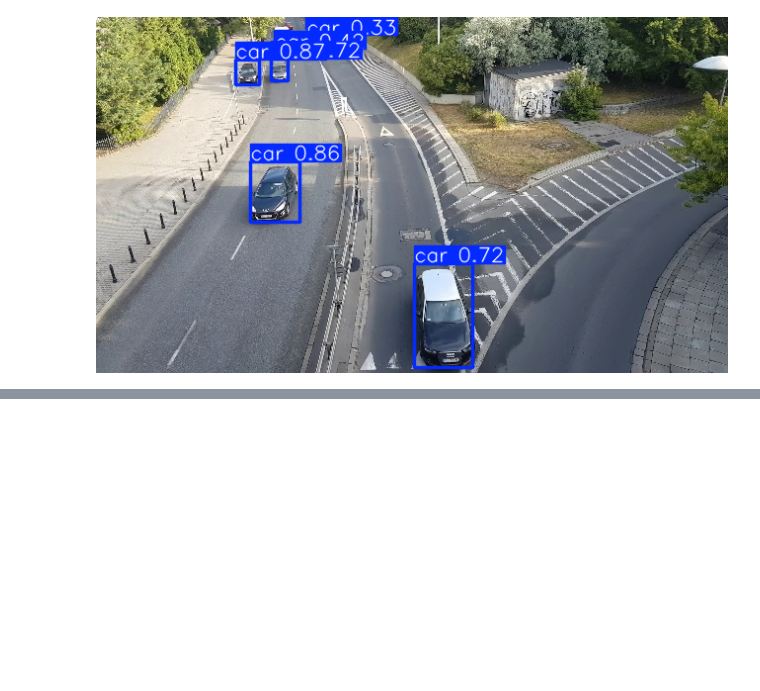
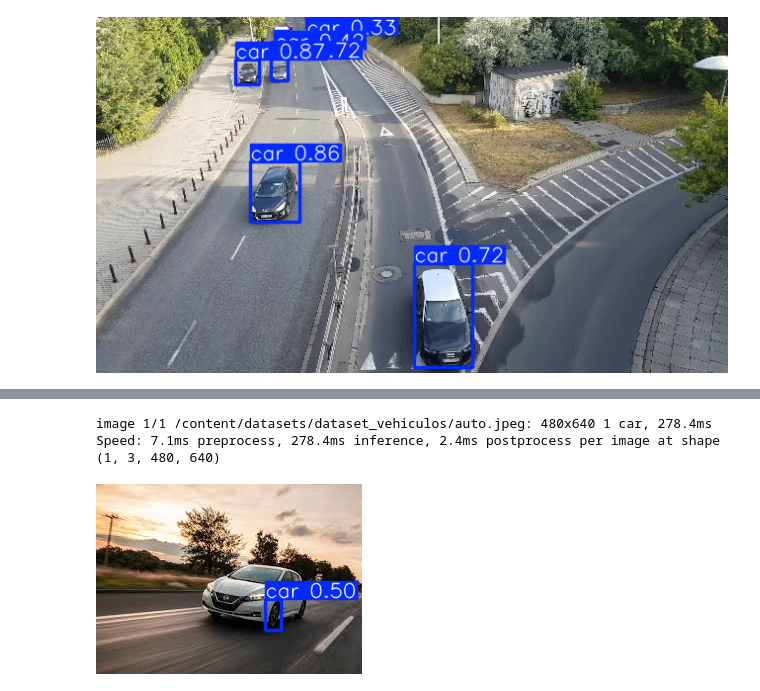
Before and after one commit to ocjorge/Yolo_vehicles, a Jupyter notebook: YOLO.ipynb, the cells around one changed output, grey strips where cells are left out. Cells and saved outputs as stored; diff of their text form; code cells hidden in the pictures; blank space fills up the shorter version.

```diff
--- a/YOLO.ipynb
+++ b/YOLO.ipynb
@@ -170,0 +182,18 @@ preds[1].show()
+# %%
+from ultralytics import YOLO
+
+# Cargar tu modelo entrenado
+model = YOLO('/content/runs/detect/train/weights/best.pt')
+# %%
+# Ruta nueva imagen (asegúrate de que coincida con cómo la subiste)
+ruta_nueva_imagen = '/content/datasets/dataset_vehiculos/auto.jpeg' # O la ruta donde la hayas subido
+
+# Realizar la predicción
+results = model(ruta_nueva_imagen)
+# %% [output]
+image 1/1 /content/datasets/dataset_vehiculos/auto.jpeg: 480x640 1 car, 278.4ms
+Speed: 7.1ms preprocess, 278.4ms inference, 2.4ms postprocess per image at shape (1, 3, 480, 640)
+# %%
+results[0].show()
+# %% [output]
+[figure, added]
```
Also changed, not shown: parts of 1 cell of this notebook.
